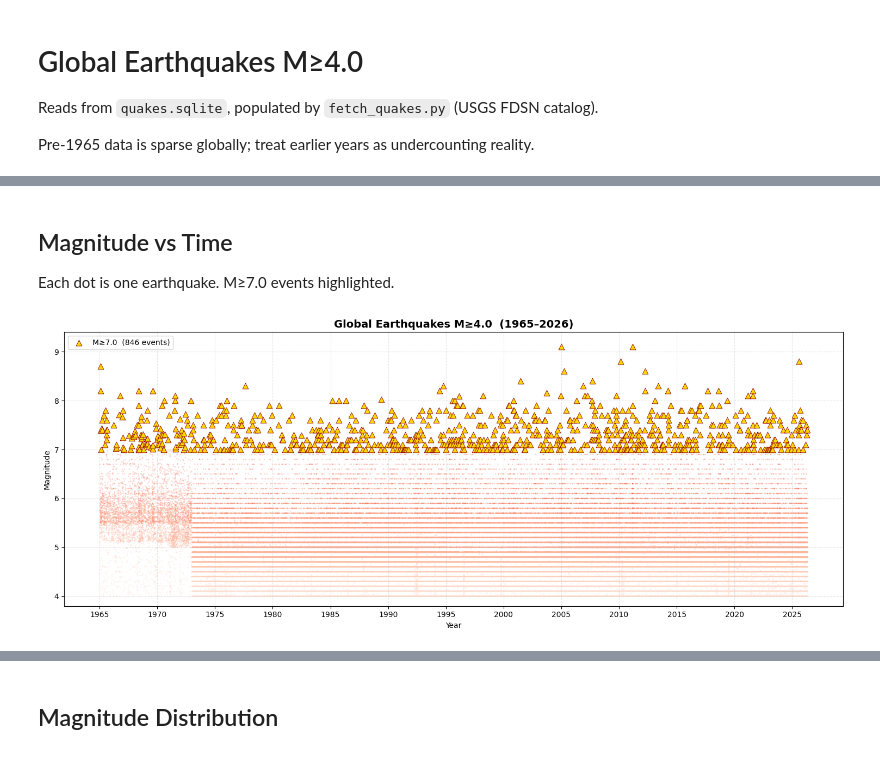
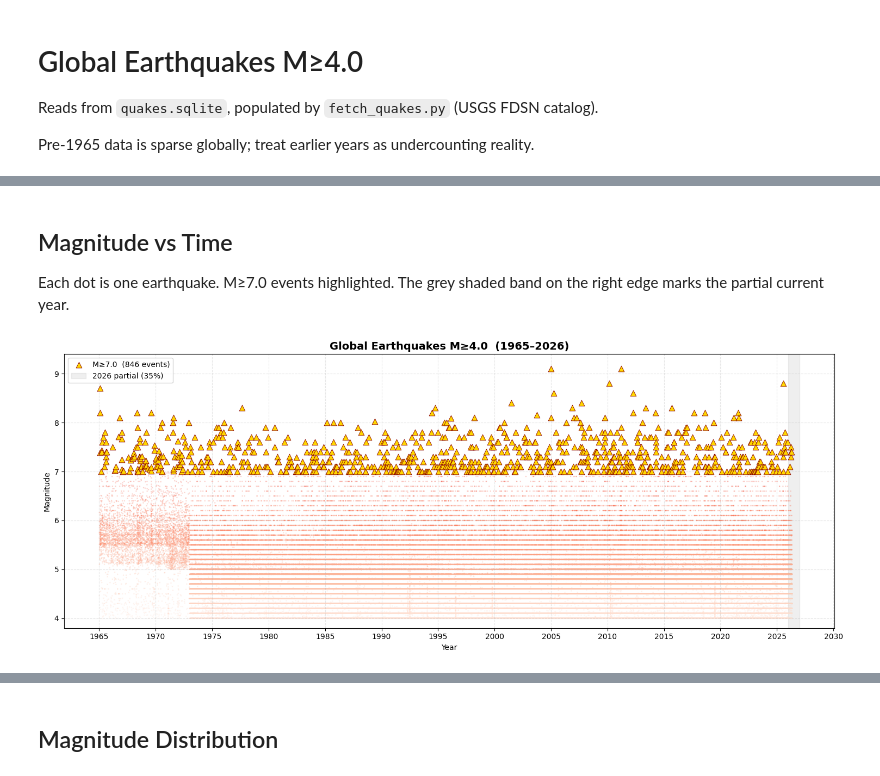
Before and after one commit to Biblejustin/earthquakes, a Jupyter notebook: earthquakes.ipynb, the cells around one changed output, grey strips where cells are left out. Cells and saved outputs as stored; diff of their text form; code cells hidden in the pictures.

```diff
--- a/earthquakes.ipynb
+++ b/earthquakes.ipynb
@@ -14,6 +14,7 @@ import numpy as np
 import pandas as pd
 
 DB = Path('quakes.sqlite')
+NETWORK_UPGRADE_YEAR = 2000  # Modern digital regional networks fully online; M4 detection stabilizes
 
 with sqlite3.connect(DB) as conn:
     df = pd.read_sql_query(
@@ -23,7 +24,15 @@ with sqlite3.connect(DB) as conn:
     )
 df['time'] = pd.to_datetime(df['time_ms'], unit='ms', utc=True)
 df['year'] = df['time'].dt.year
-print(f'Loaded {len(df):,} events, {df["time"].min():%Y-%m-%d} → {df["time"].max():%Y-%m-%d}')
+
+# Identify the partial current year so plots can handle it consistently.
+latest = df['time'].max()
+current_year = int(latest.year)
+year_start = pd.Timestamp(f'{current_year}-01-01', tz='UTC')
+year_end = pd.Timestamp(f'{current_year + 1}-01-01', tz='UTC')
+year_fraction = (latest - year_start) / (year_end - year_start)
+print(f'Loaded {len(df):,} events, {df["time"].min():%Y-%m-%d} → {latest:%Y-%m-%d}')
+print(f'Current year ({current_year}) is {year_fraction:.1%} complete — handled separately in plots.')
 df.head()
 # %% [output]
 Loaded 529,887 events, 1965-01-01 → 2026-05-08
@@ -36,31 +46,34 @@ Loaded 529,887 events, 1965-01-01 → 2026-05-08
 # %% [markdown]
 ## Magnitude vs Time
 
-Each dot is one earthquake. M≥7.0 events highlighted.
+Each dot is one earthquake. M≥7.0 events highlighted. The grey shaded band on the right edge marks the partial current year.
 # %%
 fig, ax = plt.subplots(figsize=(15, 6))
 
 ax.scatter(df['time'], df['mag'], c=df['mag'], cmap='Reds',
            alpha=0.25, s=3, linewidth=0)
 
 major = df[df['mag'] >= 7.0]
 ax.scatter(major['time'], major['mag'], c='gold', s=60, marker='^',
            edgecolors='darkred', linewidth=0.6, zorder=5,
            label=f'M≥7.0  ({len(major):,} events)')
 
+ax.axvspan(year_start, year_end, color='grey', alpha=0.12, zorder=0,
+           label=f'{current_year} partial ({year_fraction:.0%})')
+
 ax.set_xlabel('Year')
 ax.set_ylabel('Magnitude')
-ax.set_title(f'Global Earthquakes M≥4.0  ({df["year"].min()}–{df["year"].max()})',
+ax.set_title(f'Global Earthquakes M≥4.0  ({df["year"].min()}–{current_year})',
              fontsize=14, fontweight='bold')
 ax.xaxis.set_major_locator(mdates.YearLocator(5))
 ax.xaxis.set_major_formatter(mdates.DateFormatter('%Y'))
 ax.set_ylim(3.8, df['mag'].max() + 0.3)
 ax.grid(True, alpha=0.3, linestyle='--')
 ax.legend(loc='upper left')
 plt.tight_layout()
 plt.show()
 # %% [output]
-[figure, old version]
+[figure, new version]
 # %% [markdown]
 ## Yearly Counts by Magnitude Band
 
```
Also changed, not shown: parts of 7 cells of this notebook.
